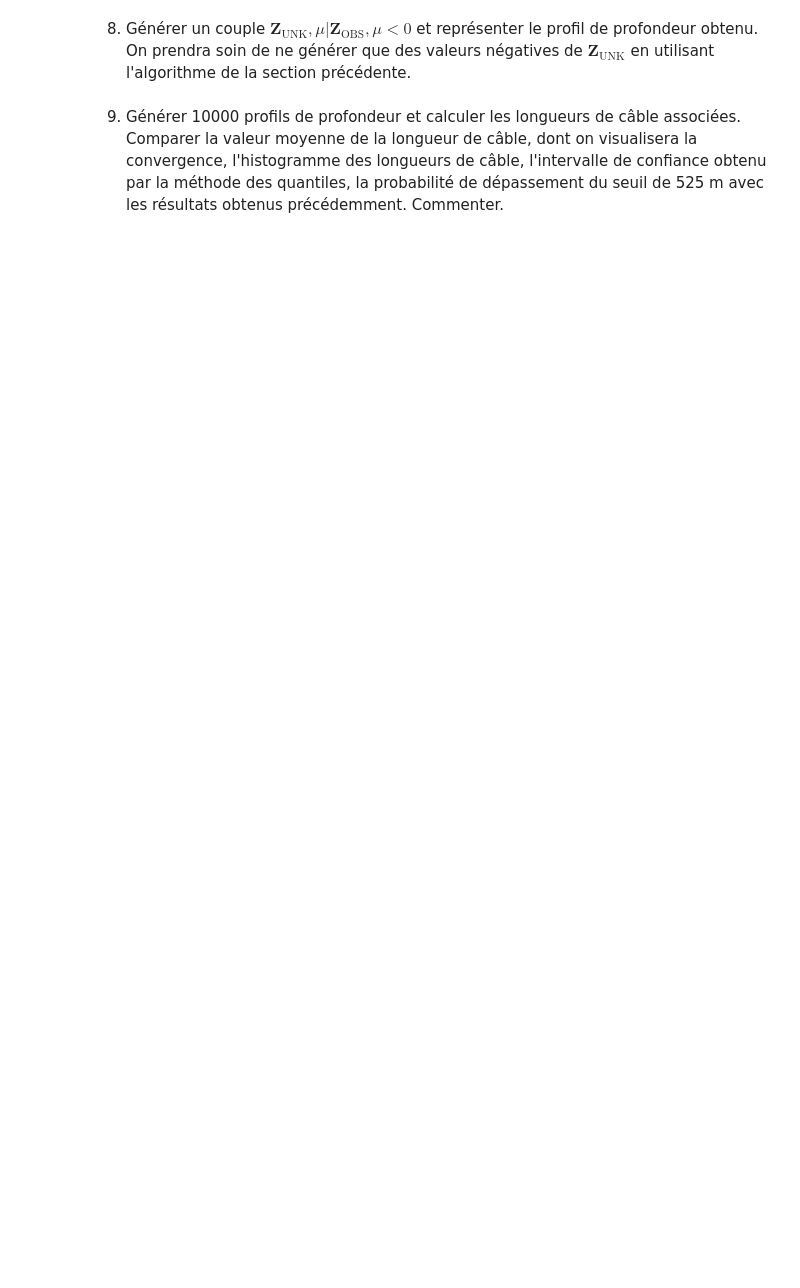
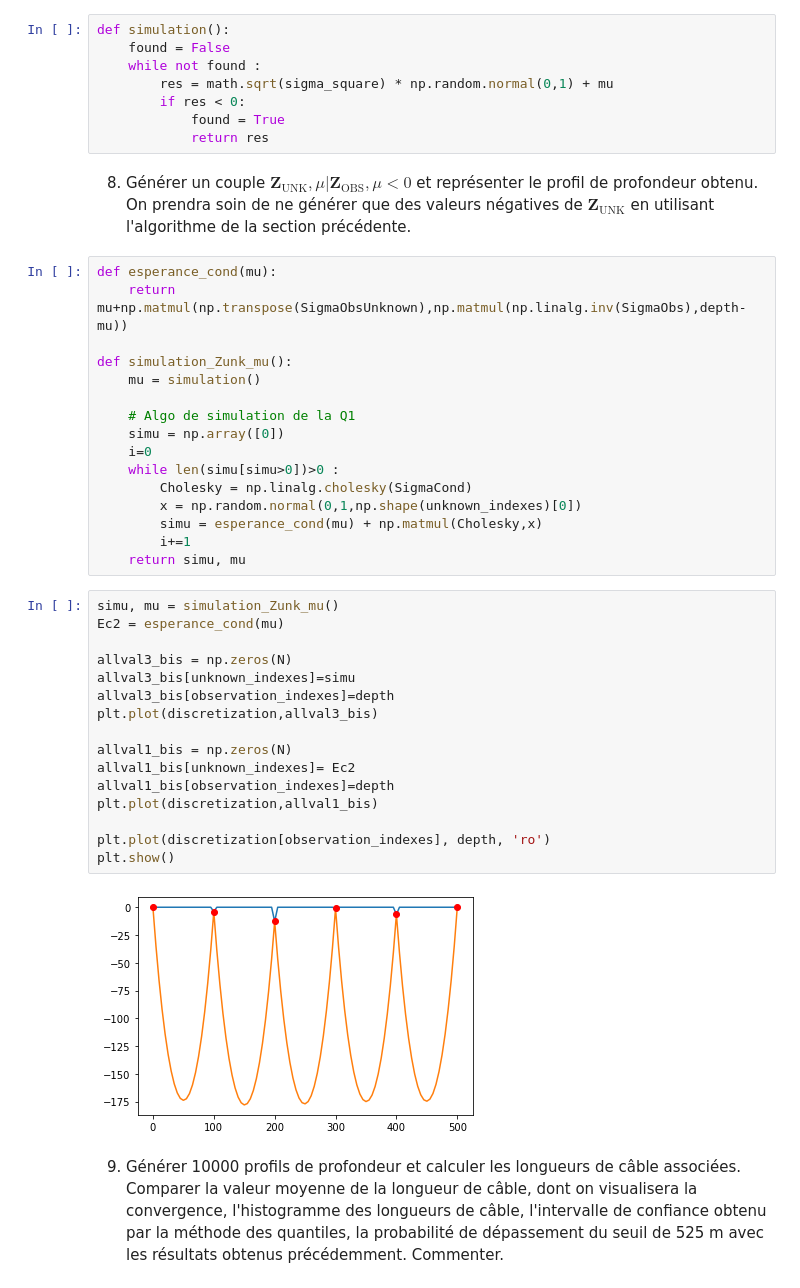
Before and after one commit to HugoDLM/Projet_num3, a Jupyter notebook: Projet numérique de Probabilités 2021.ipynb, the cells around one changed output. Saved outputs shown, nothing was run; the diff lists cells and outputs as text; blank space fills up the shorter version.

```diff
--- a/Projet numérique de Probabilités 2021.ipynb
+++ b/Projet numérique de Probabilités 2021.ipynb
@@ -386,4 +425,46 @@ On va plutôt procéder par simulations en cascade, c'est-à-dire que pour chaqu
+# %%
+def simulation():
+    found = False
+    while not found :
+        res = math.sqrt(sigma_square) * np.random.normal(0,1) + mu
+        if res < 0:
+            found = True
+            return res
 # %% [markdown]
 8. Générer un couple $\mathbf{Z}_{\text{UNK}}, \mu| \mathbf{Z}_{\text{OBS}}, \mu <0$ et représenter le profil de profondeur obtenu. On prendra soin de ne générer que des valeurs négatives de $\mathbf{Z}_{\text{UNK}}$ en utilisant l'algorithme de la section précédente.
+# %%
+def esperance_cond(mu):
+    return mu+np.matmul(np.transpose(SigmaObsUnknown),np.matmul(np.linalg.inv(SigmaObs),depth-mu))
+
+def simulation_Zunk_mu():
+    mu = simulation()
+
+    # Algo de simulation de la Q1
+    simu = np.array([0])
+    i=0
+    while len(simu[simu>0])>0 :
+        Cholesky = np.linalg.cholesky(SigmaCond)
+        x = np.random.normal(0,1,np.shape(unknown_indexes)[0])
+        simu = esperance_cond(mu) + np.matmul(Cholesky,x)
+        i+=1
+    return simu, mu
+# %%
+simu, mu = simulation_Zunk_mu()
+Ec2 = esperance_cond(mu)
+
+allval3_bis = np.zeros(N)
+allval3_bis[unknown_indexes]=simu
+allval3_bis[observation_indexes]=depth
+plt.plot(discretization,allval3_bis)
+
+allval1_bis = np.zeros(N)
+allval1_bis[unknown_indexes]= Ec2
+allval1_bis[observation_indexes]=depth
+plt.plot(discretization,allval1_bis)
+
+plt.plot(discretization[observation_indexes], depth, 'ro')
+plt.show()
+# %% [output]
+[figure, added]
 # %% [markdown]
 9. Générer 10000 profils de profondeur et calculer les longueurs de câble associées. Comparer la valeur moyenne de la longueur de câble, dont on visualisera la convergence, l'histogramme des longueurs de câble, l'intervalle de confiance obtenu par la méthode des quantiles, la probabilité de dépassement du seuil de 525 m avec les résultats obtenus précédemment. Commenter.
```
Also changed, not shown: parts of 20 cells of this notebook.
